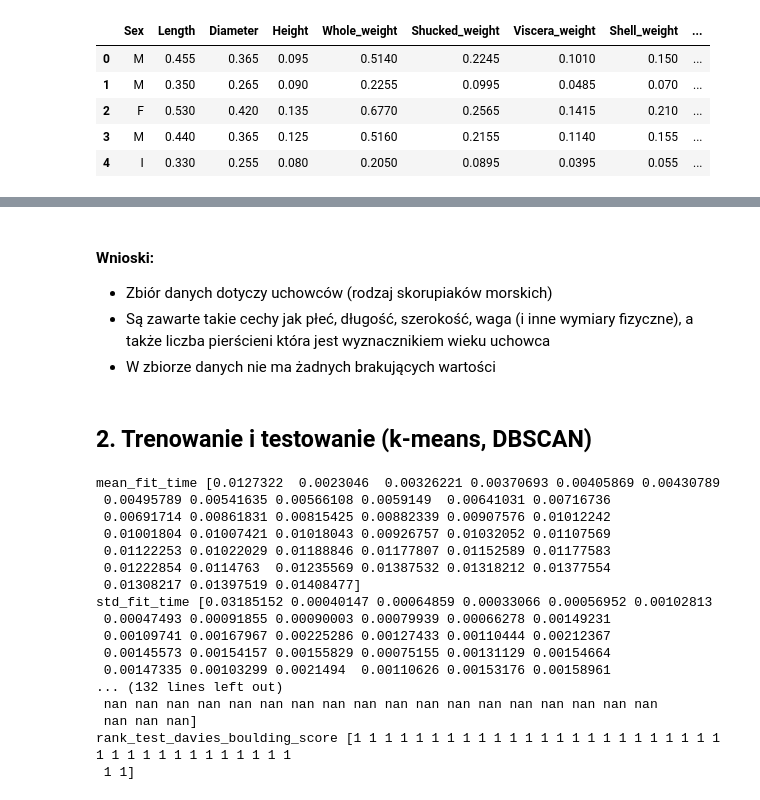
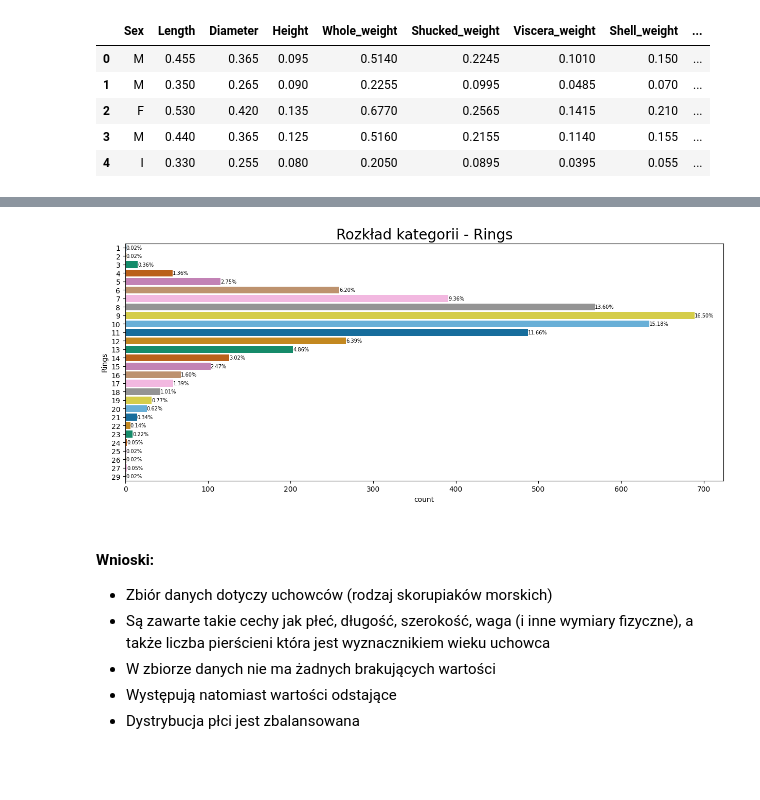
Before and after one commit to mweuro/ML_2024, a Jupyter notebook: task_4/ML_4.ipynb, the cells around one changed output, grey strips where cells are left out. Cells and saved outputs as stored; diff of their text form; code cells hidden in the pictures; blank space fills up the shorter version.

```diff
--- a/task_4/ML_4.ipynb
+++ b/task_4/ML_4.ipynb
@@ -57 +110,5 @@ print(abalone.variables)
+# %%
+count_cats(df, 'int')
+# %% [output]
+[figure, added]
 # %%
@@ -63,5 +120,5 @@ profile.to_file("abalone_autoeda.html")
 * Zbiór danych dotyczy uchowców (rodzaj skorupiaków morskich)
 * Są zawarte takie cechy jak płeć, długość, szerokość, waga (i inne wymiary fizyczne), a także liczba pierścieni która jest wyznacznikiem wieku uchowca
 * W zbiorze danych nie ma żadnych brakujących wartości
+* Występują natomiast wartości odstające
+* Dystrybucja płci jest zbalansowana
-# %% [markdown]
-## 2. Trenowanie i testowanie (k-means, DBSCAN)
@@ -104,23 +124,0 @@ def model_kmeans(dataset, dim_reduction = None):
-# %%
-model = model_kmeans(df)
-
-for scorer_name, scorer_result in model.named_steps['model'].cv_results_.items():
-    print(scorer_name, scorer_result)
-# %% [output]
-mean_fit_time [0.0127322  0.0023046  0.00326221 0.00370693 0.00405869 0.00430789
- 0.00495789 0.00541635 0.00566108 0.0059149  0.00641031 0.00716736
- 0.00691714 0.00861831 0.00815425 0.00882339 0.00907576 0.01012242
- 0.01001804 0.01007421 0.01018043 0.00926757 0.01032052 0.01107569
- 0.01122253 0.01022029 0.01188846 0.01177807 0.01152589 0.01177583
- 0.01222854 0.0114763  0.01235569 0.01387532 0.01318212 0.01377554
- 0.01308217 0.01397519 0.01408477]
-std_fit_time [0.03185152 0.00040147 0.00064859 0.00033066 0.00056952 0.00102813
- 0.00047493 0.00091855 0.00090003 0.00079939 0.00066278 0.00149231
- 0.00109741 0.00167967 0.00225286 0.00127433 0.00110444 0.00212367
- 0.00145573 0.00154157 0.00155829 0.00075155 0.00131129 0.00154664
- 0.00147335 0.00103299 0.0021494  0.00110626 0.00153176 0.00158961
-... (132 lines left out)
- nan nan nan nan nan nan nan nan nan nan nan nan nan nan nan nan nan nan
- nan nan nan]
-rank_test_davies_boulding_score [1 1 1 1 1 1 1 1 1 1 1 1 1 1 1 1 1 1 1 1 1 1 1 1 1 1 1 1 1 1 1 1 1 1 1 1 1
- 1 1]
```
Also changed, not shown: parts of 19 cells of this notebook, 1 other file.
